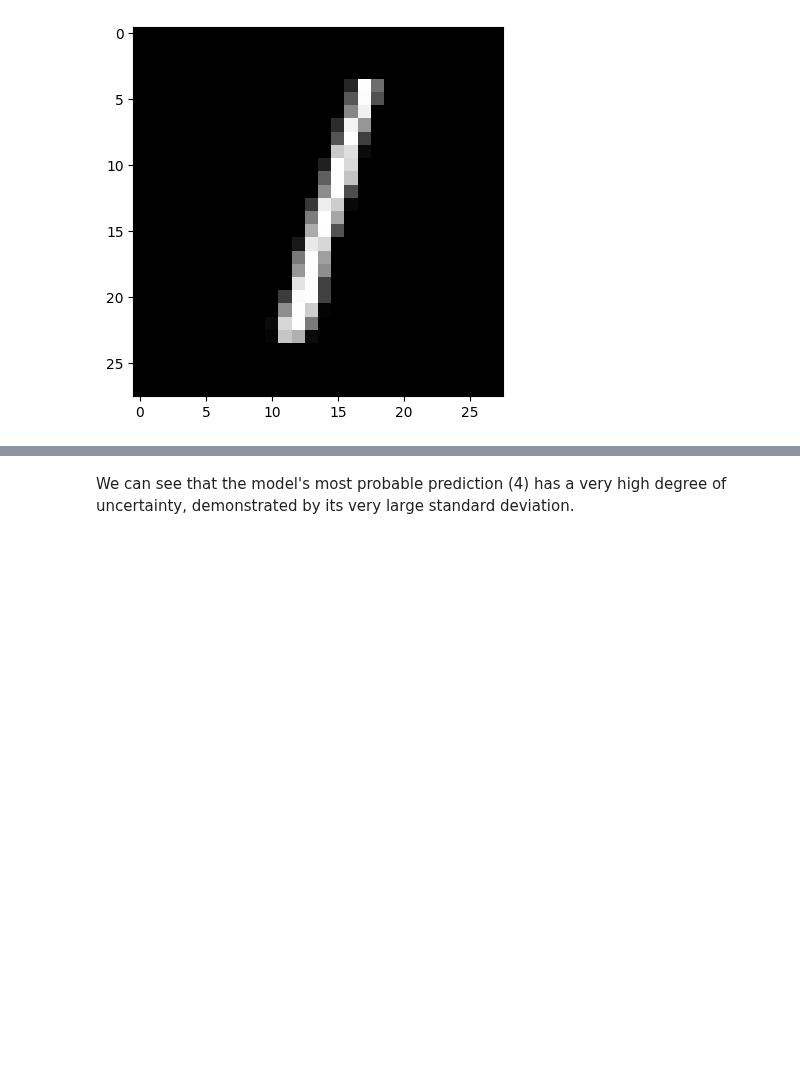
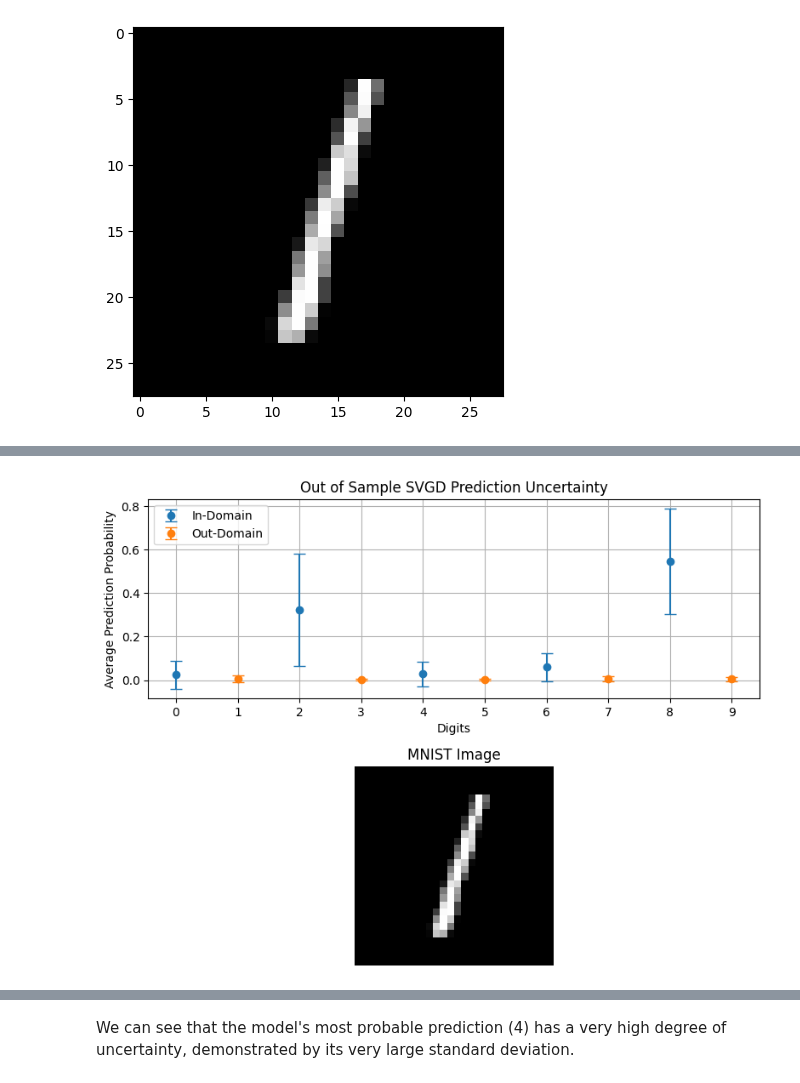
Before and after one commit to lbai-lab/push, a Jupyter notebook: docs/source/tutorials/02_Uncertainty_Quantification/domain.ipynb, the cells around one changed output, grey strips where cells are left out. Saved outputs shown, nothing was run; the diff lists cells and outputs as text; code cells hidden in the pictures; blank space fills up the shorter version.

```diff
--- a/docs/source/tutorials/02_Uncertainty_Quantification/domain.ipynb
+++ b/docs/source/tutorials/02_Uncertainty_Quantification/domain.ipynb
@@ -336,0 +307,4 @@ plot_probabilities_oos(svgd_outputs, "Out of Sample SVGD Prediction Uncertainty"
+# %%
+plot_probabilities_domain(svgd_outputs, "Out of Sample SVGD Prediction Uncertainty", out_domain[0], in_domain, out_domain)
+# %% [output]
+[figure, added]
```
Also changed, not shown: parts of 25 cells of this notebook.
